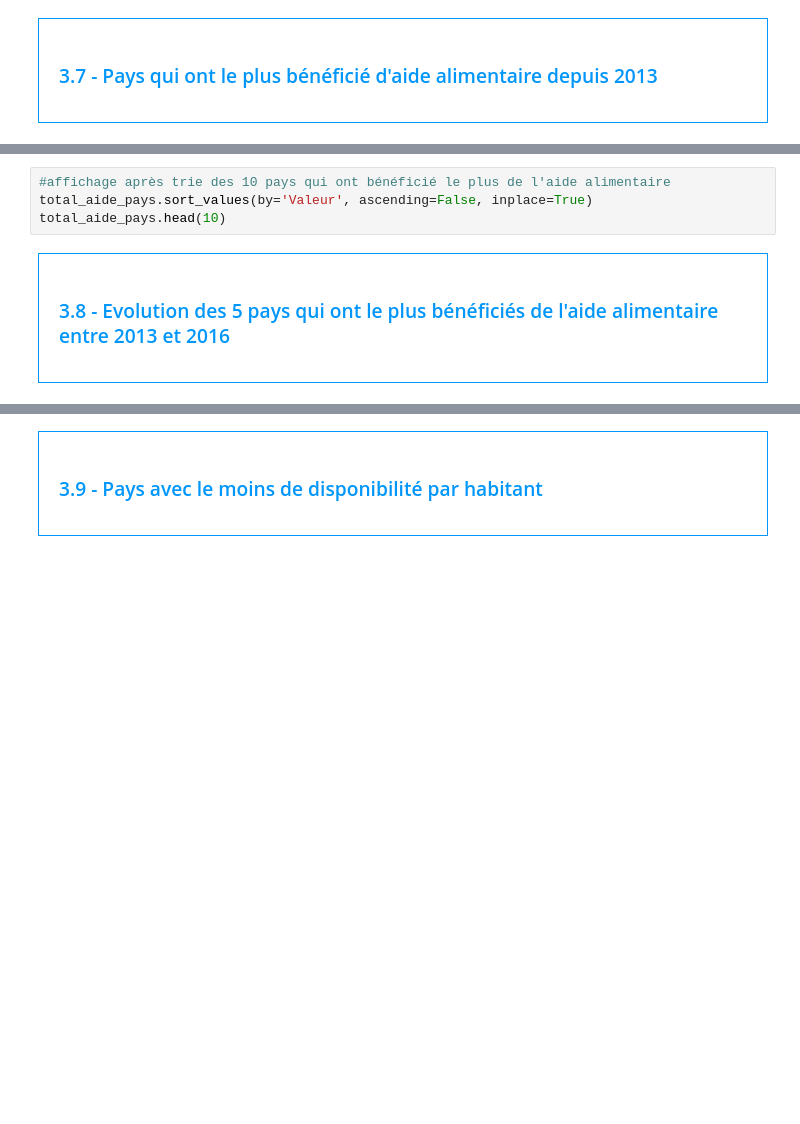
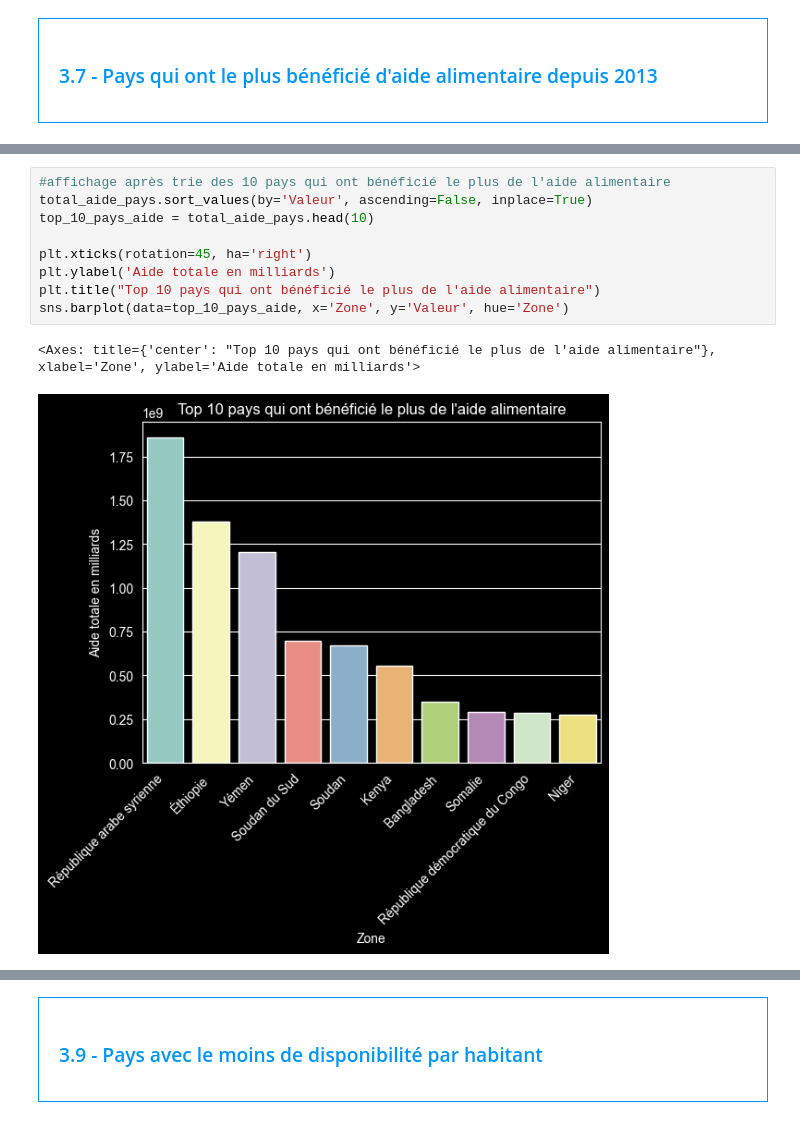
Before and after one commit to ziedbelhocine/Cours-OC, a Jupyter notebook: Data_Analyst/Projet_4/Template+Julien+V2.ipynb, the cells around one changed output, grey strips where cells are left out. Cells and saved outputs as stored; diff of their text form; blank space fills up the shorter version.

```diff
--- a/Data_Analyst/Projet_4/Template+Julien+V2.ipynb
+++ b/Data_Analyst/Projet_4/Template+Julien+V2.ipynb
@@ -533,8 +572,12 @@ total_aide_pays
 # %%
 #affichage après trie des 10 pays qui ont bénéficié le plus de l'aide alimentaire
 total_aide_pays.sort_values(by='Valeur', ascending=False, inplace=True)
-total_aide_pays.head(10)
+top_10_pays_aide = total_aide_pays.head(10)
+
+plt.xticks(rotation=45, ha='right')
+plt.ylabel('Aide totale en milliards')
+plt.title("Top 10 pays qui ont bénéficié le plus de l'aide alimentaire")
+sns.barplot(data=top_10_pays_aide, x='Zone', y='Valeur', hue='Zone')
+# %% [output]
+<Axes: title={'center': "Top 10 pays qui ont bénéficié le plus de l'aide alimentaire"}, xlabel='Zone', ylabel='Aide totale en milliards'>
+[figure, added]
-# %% [markdown]
-<div style="border: 1px solid RGB(0,150,250);" >
-<h3 style="margin: auto; padding: 20px; color: RGB(0,150,250); ">3.8 - Evolution des 5 pays qui ont le plus bénéficiés de l'aide alimentaire entre 2013 et 2016</h3>
-</div>
```
Also changed, not shown: parts of 24 cells of this notebook, 13 other files.
